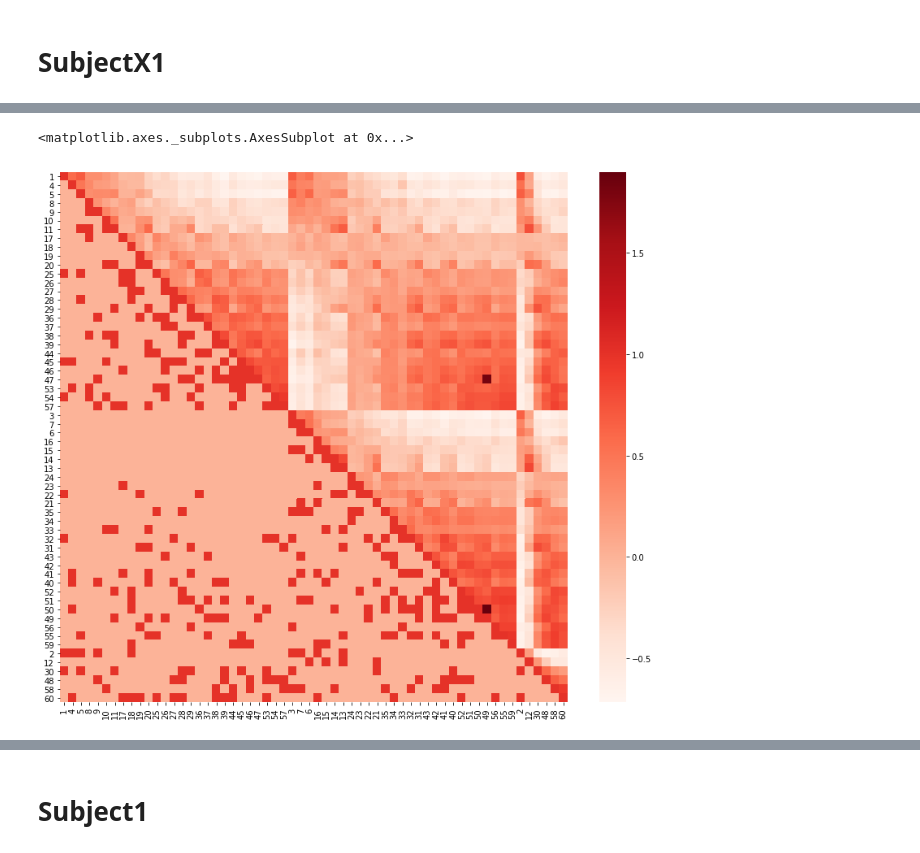
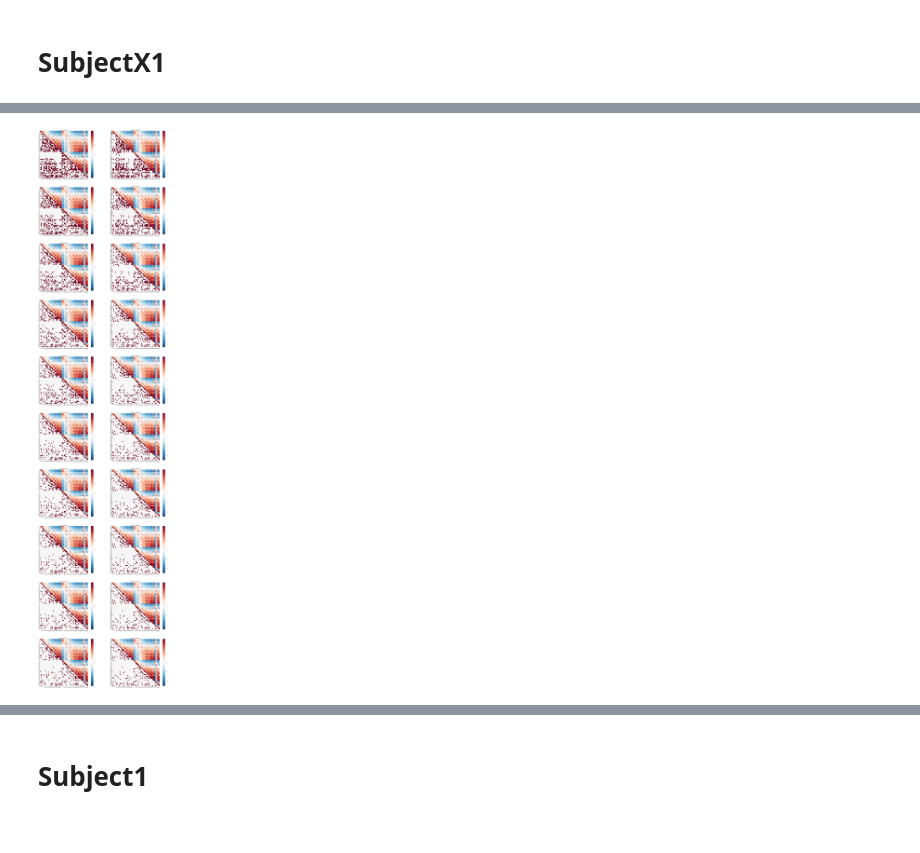
Before and after one commit to andylikescodes/EEG_Causal_Discovery, a Jupyter notebook: notebooks/Data_preprocessing.ipynb, the cells around one changed output, grey strips where cells are left out. Cells and saved outputs as stored; diff of their text form; code cells hidden in the pictures.

Commit message:
plottings

```diff
--- a/notebooks/Data_preprocessing.ipynb
+++ b/notebooks/Data_preprocessing.ipynb
@@ -126,12 +126,21 @@ def fold_graph(m):
     for i in range(m_shape[0]):
         for j in range(m_shape[1]):
             if i > j:
-                if (m[i][j] != 1) & (m[j,i] != 0):
+                if (m[i][j] == 0) & (m[j][i] == 1):
                     m_copy[i][i] = 1
                     m_copy[j][i] = 0
+                elif (m[i][j] == 1) & (m[j][i] == 1):
+                    m_copy[j][i] = 0
+
             elif i == j:
-                m_copy[i][i] = 0
+                m_copy[i][j] = 0
     return m_copy
+
+def generate_comparison_mx(corr, graph):
+    graph_folded = fold_graph(graph)
+    corr = np.triu(corr)
+    comparison_mx = corr + graph_folded
+    return comparison_mx
 # %%
 LEFT_CH = [1, 4, 5, 8, 9, 10, 11, 17, 18, 19, 20, 25, 26, 27, 28, 29, 36, 37, 38, 39, 44, 45, 46, 47, 53, 54, 57];
 
@@ -193,6 +206,0 @@ m_corr = corr_active_u + m_folded
-# %%
-plt.rcParams["figure.figsize"] = (14,12)
-plt.subplot(2, 2, 1)
-sns.heatmap(m_folded, cmap='Reds', xticklabels=chs, yticklabels=chs)
-plt.subplot(2, 2, 2)
-sns.heatmap(corr_active_u, cmap='Reds', xticklabels=chs, yticklabels=chs)
@@ -228,7 +207,28 @@ sns.heatmap(m_corr, cmap='Reds', xticklabels=chs, yticklabels=chs)
-# %%
-m_folded = fold_graph(graphs_active[4])
-m_corr = corr_active_u + m_folded
-sns.heatmap(m_corr, cmap='Reds', xticklabels=chs, yticklabels=chs)
-# %% [output]
-<matplotlib.axes._subplots.AxesSubplot at 0x...>
-[figure, removed]
+# %%
+# Get the active and passive data
+active, passive = create_dataset(data_mat)
+
+# Reorganize the dataset into the orders of the electrodes defined
+active = active[indexes]
+passive = passive[indexes]
+
+# Read in all the graphs for different sparsities
+graphs_active = read_in_graphs_sparsities('../data/graphs/subject1/active/', 1)
+graphs_passive = read_in_graphs_sparsities('../data/graphs/subject1/passive/', 2)
+
+# Calculate the correlation materix for active and passive
+corr_active = np.corrcoef(active)
+corr_passive = np.corrcoef(passive)
+# %%
+# Plot the 10 sparsities for active and passive and compare them with the correlation matrix
+plt.rcParams["figure.figsize"] = (30, 130)
+fig, axs = plt.subplots(10, 2)
+for i in range(len(graphs_active)):
+    m_corr_active = generate_comparison_mx(corr_active, graphs_active[i])
+    m_corr_passive = generate_comparison_mx(corr_passive, graphs_passive[i])
+    sns.heatmap(m_corr_active, cmap='RdBu_r', xticklabels=chs, yticklabels=chs, vmin=-1, vmax=1, ax=axs[i,0])
+    axs[i,0].set_title('Active: Sparsity ' + str(i+1))
+    sns.heatmap(m_corr_passive, cmap='RdBu_r', xticklabels=chs, yticklabels=chs, vmin=-1, vmax=1, ax=axs[i,1])
+    axs[i,1].set_title('Passive: Sparsity ' + str(i+1))
+# %% [output]
+[figure, added]
```
Also changed, not shown: parts of 24 cells of this notebook.
